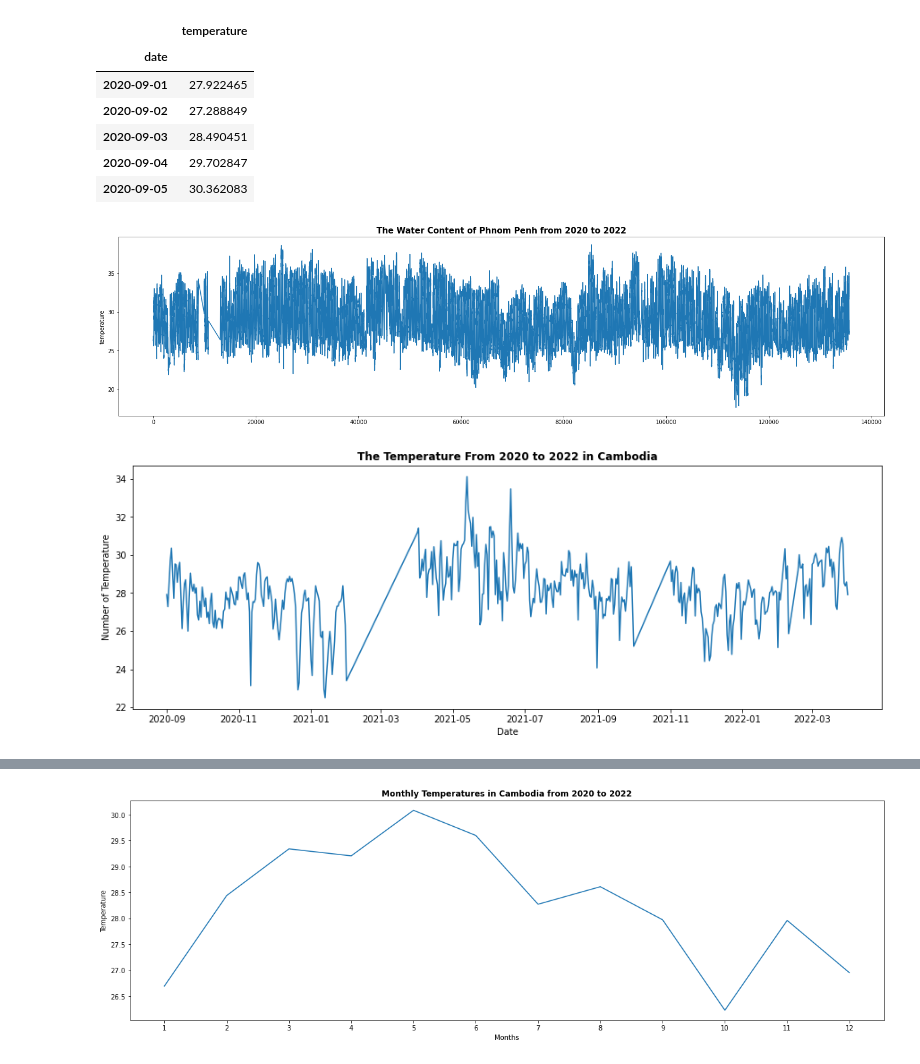
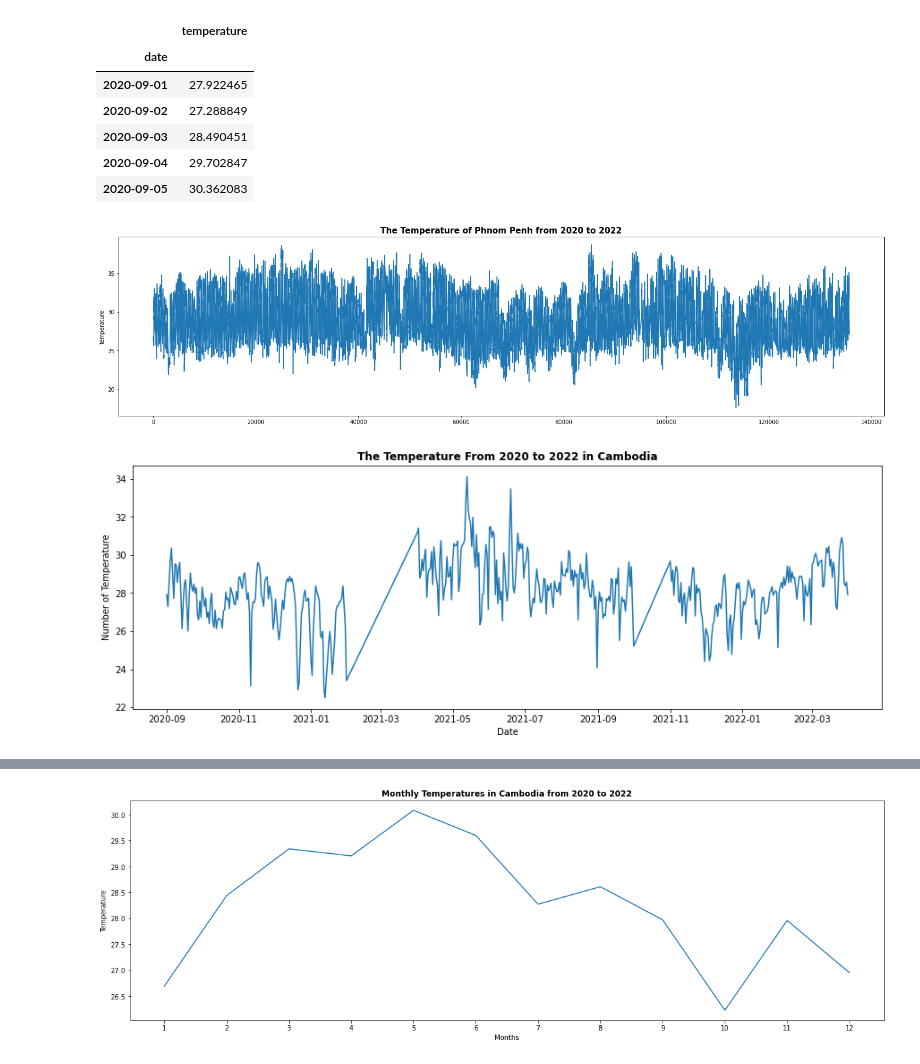
Before and after one commit to votanasrey/Cambodia_Weather_Forcasting_Prediction_With_Time_Series, a Jupyter notebook: modelings/phnompenh_datamodelling_votana.ipynb, the cells around one changed output, grey strips where cells are left out. Drawn from its saved outputs; the diff is of its cells as text; code cells hidden in the pictures.

Commit message:
Phnom Penh ML Algorithms Training

```diff
--- a/modelings/phnompenh_datamodelling_votana.ipynb
+++ b/modelings/phnompenh_datamodelling_votana.ipynb
@@ -293,6 +309,6 @@ plt.show()
 #    data = data[data[cols] > 0]
 
 #select data frame only positive values
-data = data[data['water_content'] > 0]
+data['water_content'].abs()
 data.shape
 # %% [output]
@@ -381,9 +402,9 @@ def line_plot(x, y, title):
     plt.show()
 # %%
 #draw a testing line plot
-line_plot(data.date.index, data.temperature, "The Water Content of Phnom Penh from 2020 to 2022")
+line_plot(data.date.index, data.temperature, "The Temperature of Phnom Penh from 2020 to 2022")
 # %% [output]
-[figure, old version]
+[figure, new version]
 # %%
 ## plot line graph
 plt.figure(figsize=(15,5))
@@ -393,4 +414,4 @@ plt.title('The Temperature From 2020 to 2022 in Cambodia', fontweight='bold')
 plt.plot(tem)
 plt.show()
 # %% [output]
-[figure, old version]
+[figure, new version]
```
Also changed, not shown: parts of 21 cells of this notebook, 6 other files.
